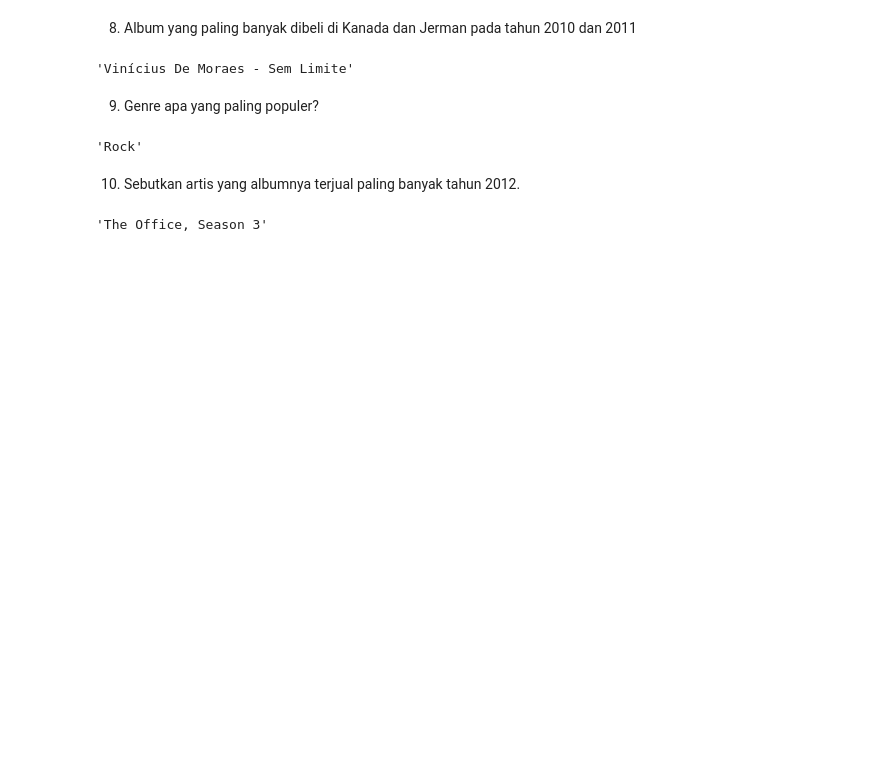
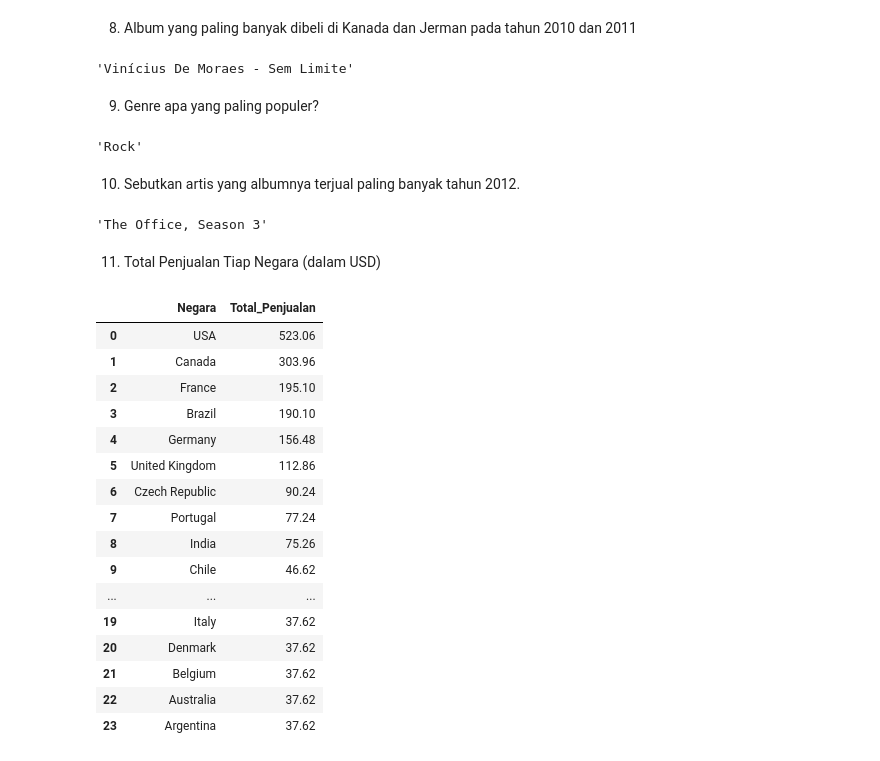
Before and after one commit to linglingshere/Analisis-Data-Penjualan-Musik, a Jupyter notebook: Analisis_Data_Penjualan_Musik.ipynb, the cells around one changed output. Saved outputs shown, nothing was run; the diff lists cells and outputs as text; code cells hidden in the pictures; blank space fills up the shorter version.

```diff
--- a/Analisis_Data_Penjualan_Musik.ipynb
+++ b/Analisis_Data_Penjualan_Musik.ipynb
@@ -265,3 +267,35 @@ artis_terlaris = pd.read_sql_query(query, conn, parse_dates='InvoiceDate')['Nama
 artis_terlaris
 # %% [output]
 'The Office, Season 3'
+# %% [markdown]
+11. Total Penjualan Tiap Negara (dalam USD)
+# %%
+query = """
+SELECT country AS 'Negara', SUM(UnitPrice) AS 'Total_Penjualan'
+FROM customers
+LEFT JOIN invoices USING(Customerid)
+LEFT JOIN invoice_items USING(Invoiceid)
+GROUP BY country
+ORDER BY Total_Penjualan DESC
+"""
+
+penjualan_tiap_negara = pd.read_sql_query(query,conn)
+penjualan_tiap_negara
+# %% [output]
+|  | Negara | Total_Penjualan |
+| 0 | USA | 523.06 |
+| 1 | Canada | 303.96 |
+| 2 | France | 195.10 |
+| 3 | Brazil | 190.10 |
+| 4 | Germany | 156.48 |
+| 5 | United Kingdom | 112.86 |
+| 6 | Czech Republic | 90.24 |
+| 7 | Portugal | 77.24 |
+| 8 | India | 75.26 |
+| 9 | Chile | 46.62 |
+| ... | ... | ... |
+| 19 | Italy | 37.62 |
+| 20 | Denmark | 37.62 |
+| 21 | Belgium | 37.62 |
+| 22 | Australia | 37.62 |
+| 23 | Argentina | 37.62 |
```
Also changed, not shown: parts of 7 cells of this notebook.
